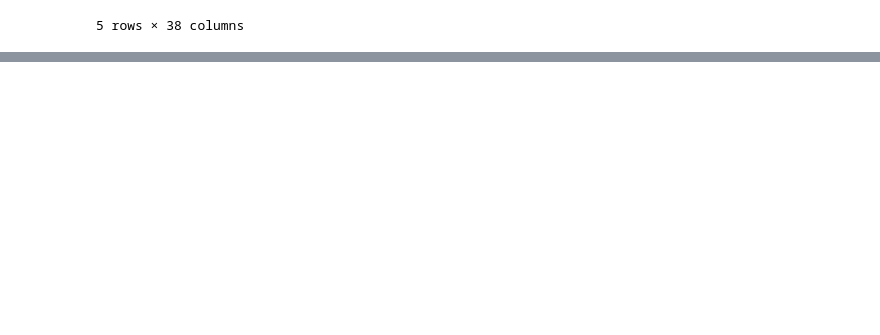
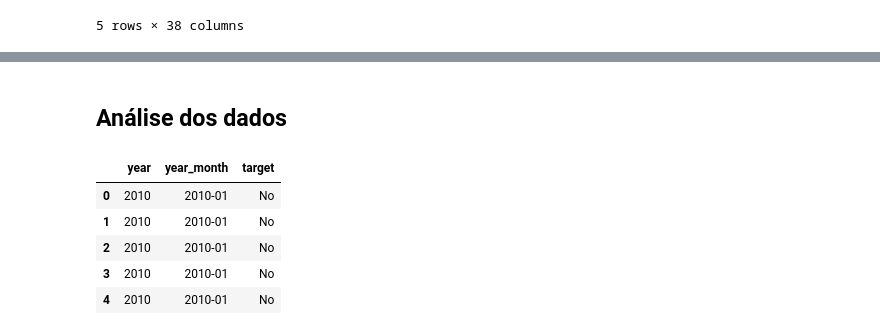
Before and after one commit to Angelicogfa/tcc_mba_datascience_analytics_usp_esalq, a Jupyter notebook: 02-analise_exploratoria.ipynb, the cells around one changed output, grey strips where cells are left out. Saved outputs shown, nothing was run; the diff lists cells and outputs as text; code cells hidden in the pictures; blank space fills up the shorter version.

```diff
--- a/02-analise_exploratoria.ipynb
+++ b/02-analise_exploratoria.ipynb
@@ -34,0 +72,15 @@ dtype: float64
+# %% [markdown]
+## Análise dos dados
+# %%
+df_time = pd.DataFrame()
+df_time['year'] = df['date'].dt.to_period('Y')
+df_time['year_month'] = df['date'].dt.to_period('M')
+df_time['target'] = df['target']
+df_time.head()
+# %% [output]
+|  | year | year_month | target |
+| 0 | 2010 | 2010-01 | No |
+| 1 | 2010 | 2010-01 | No |
+| 2 | 2010 | 2010-01 | No |
+| 3 | 2010 | 2010-01 | No |
+| 4 | 2010 | 2010-01 | No |
```
Also changed, not shown: parts of 12 cells of this notebook.
